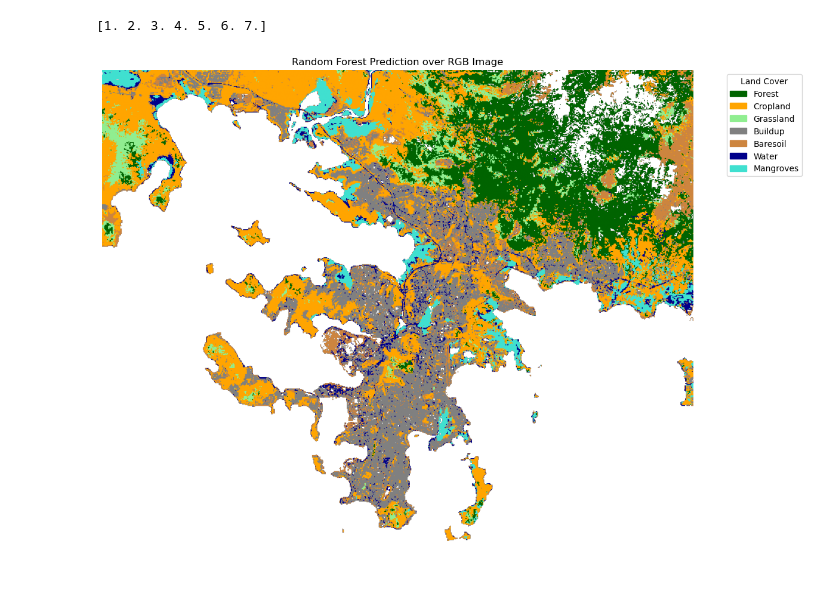
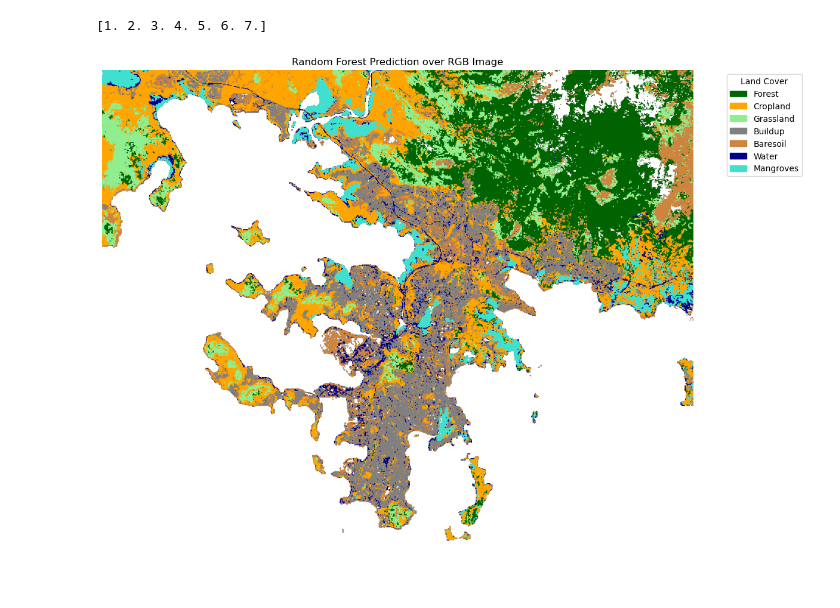
Before and after one commit to digitalearthpacific/dep-fc-applications, a Jupyter notebook: FC_RF_Classifier.ipynb, the cells around one changed output. Cells and saved outputs as stored; diff of their text form; code cells hidden in the pictures.

Commit message:
slope+aspect

```diff
--- a/FC_RF_Classifier.ipynb
+++ b/FC_RF_Classifier.ipynb
@@ -228,7 +221,7 @@ Possible features for training :
 # %%
 # Select Features and Labels
-features = df[['red', 'blue', 'green', 'nir08', 'swir16', 'emad', 'smad', 'bcmad', 'ndvi', 'mndwi', 'evi', 'ndbi', 'bs_pc_50', 'pv_pc_50', 'npv_pc_50', 'bs_med_jan_apr', 'pv_med_jan_apr',
-               'npv_med_jan_apr', 'bs_med_may_aug', 'pv_med_may_aug', 'npv_med_may_aug', 'bs_med_sep_dec', 'pv_med_sep_dec', 'npv_med_sep_dec', 'dem' ]]
+features = df[['red', 'blue', 'green', 'nir08', 'swir16', 'emad', 'smad', 'bcmad', 'ndvi', 'mndwi', 'evi', 'ndbi', 'bs_pc_50', 'pv_pc_50', 'bs_med_jan_apr', 'pv_med_jan_apr',
+               'npv_med_jan_apr', 'bs_med_may_aug', 'pv_med_may_aug', 'npv_med_may_aug', 'bs_med_sep_dec', 'pv_med_sep_dec', 'npv_med_sep_dec', 'dem', 'slope']]
 labels = df['class_id']
 
 # Train/Test Split
@@ -538,7 +535,7 @@ Data variables: (12/26)
 # %%
 # PREDICTIONS
-train_features = ['red', 'blue', 'green', 'nir08', 'swir16', 'emad', 'smad', 'bcmad', 'ndvi', 'mndwi', 'evi', 'ndbi', 'bs_pc_50', 'pv_pc_50', 'npv_pc_50', 'bs_med_jan_apr', 'pv_med_jan_apr',
-               'npv_med_jan_apr', 'bs_med_may_aug', 'pv_med_may_aug', 'npv_med_may_aug', 'bs_med_sep_dec', 'pv_med_sep_dec', 'npv_med_sep_dec', 'dem' ]
+train_features = ['red', 'blue', 'green', 'nir08', 'swir16', 'emad', 'smad', 'bcmad', 'ndvi', 'mndwi', 'evi', 'ndbi', 'bs_pc_50', 'pv_pc_50', 'bs_med_jan_apr', 'pv_med_jan_apr',
+               'npv_med_jan_apr', 'bs_med_may_aug', 'pv_med_may_aug', 'npv_med_may_aug', 'bs_med_sep_dec', 'pv_med_sep_dec', 'npv_med_sep_dec', 'dem', 'slope']
 
 
 missing_features = [f for f in train_features if f not in datasets.data_vars]
@@ -634,32 +631,32 @@ class_labels = {
 colors = [
     "darkgreen",
     "orange",
     "lightgreen",
     "grey",
     "peru",
     "darkblue",
     "turquoise"
 ]
 cmap = ListedColormap(colors)
 
 
 
 fig, ax = plt.subplots(figsize=(12, 12))
 
 # RGB background
 #ax.imshow(rgb_norm, extent=extent)
 
 # Prediction overlay
 im = ax.imshow(pred_raster, cmap=cmap, alpha=1)
 
 ax.axis("off")
 ax.set_title("Random Forest Prediction over RGB Image")
 
 # Legend
-patches = [mpatches.Patch(color=colors[i-1], label=class_labels[i]) for i in class_labels]
+patches = [Patch(color=colors[i-1], label=class_labels[i]) for i in class_labels]
 ax.legend(handles=patches, bbox_to_anchor=(1.05, 1), loc="upper left", title="Land Cover")
 
 plt.tight_layout()
 plt.show()
 # %% [output]
-[figure, old version]
+[figure, new version]
```
Also changed, not shown: parts of 16 cells of this notebook, 1 other file.
